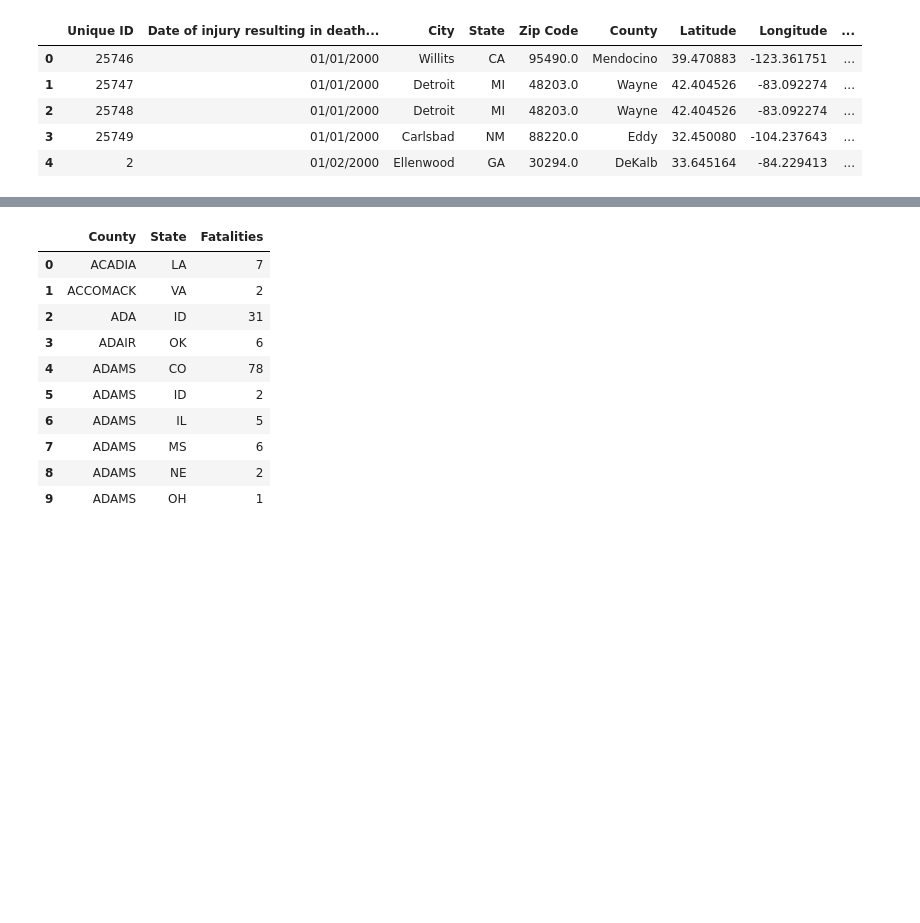
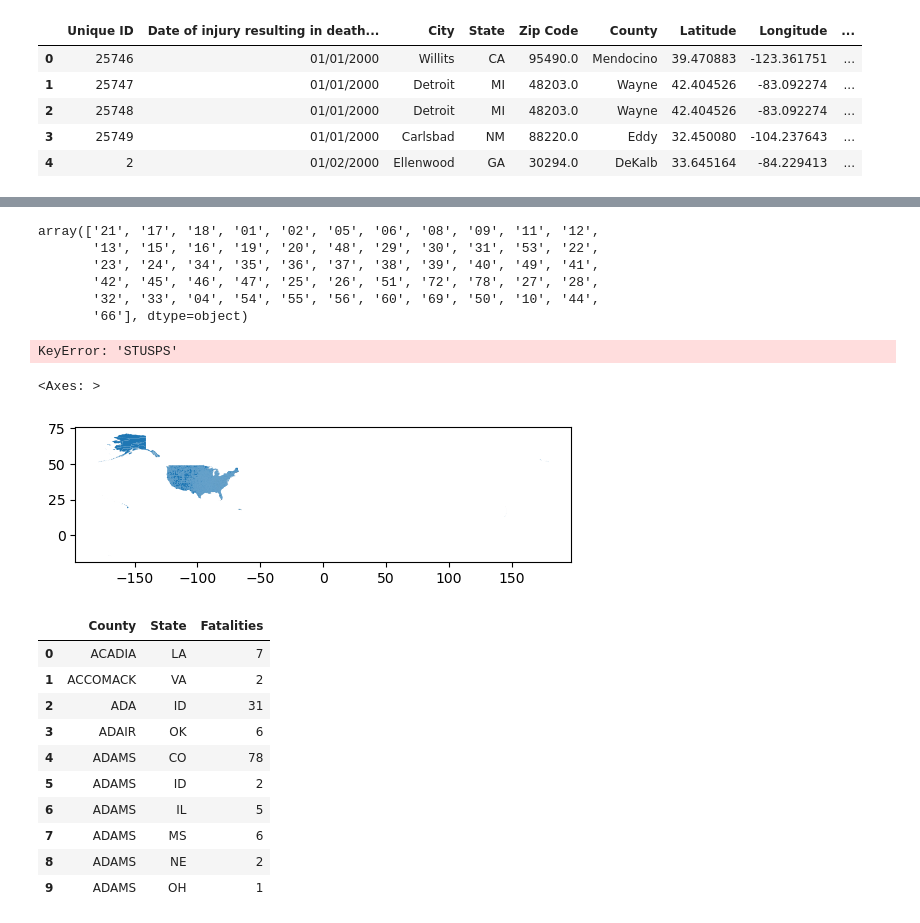
Before and after one commit to cat-mang/LESO_Analysis_Proj, a Jupyter notebook: notebooks/eda.ipynb, the cells around one changed output, grey strips where cells are left out. Cells and saved outputs as stored; diff of their text form; code cells hidden in the pictures; blank space fills up the shorter version.

```diff
--- a/notebooks/eda.ipynb
+++ b/notebooks/eda.ipynb
@@ -355,0 +384,27 @@ police_df['County'] = police_df['County'].str.replace(' COUNTY', '')
+# %%
+#Map of Counties in USA
+county_map = gpd.read_file('/Users/catherinefuller/galvanize/daimil10/projects/Final/LESO_Analysis_Proj/shapefiles/cb_2018_us_county_500k/cb_2018_us_county_500k.shp')
+# %%
+county_map = county_map.to_crs("EPSG:4326")
+# %%
+county_map['STATEFP'].unique()
+# %% [output]
+array(['21', '17', '18', '01', '02', '05', '06', '08', '09', '11', '12',
+       '13', '15', '16', '19', '20', '48', '29', '30', '31', '53', '22',
+       '23', '24', '34', '35', '36', '37', '38', '39', '40', '49', '41',
+       '42', '45', '46', '47', '25', '26', '51', '72', '78', '27', '28',
+       '32', '33', '04', '54', '55', '56', '60', '69', '50', '10', '44',
+       '66'], dtype=object)
+# %%
+non_continental = ['HI','VI','MP','GU','AK','AS','PR']
+us49 = county_map
+for n in non_continental:
+    us49 = us49[us49['STUSPS'] != n]
+# %% [output]
+KeyError: 'STUSPS'
+# %%
+fig, ax = plt.subplots()
+county_map.plot(ax=ax)
+# %% [output]
+<Axes: >
+[figure, added]
```
Also changed, not shown: parts of 4 cells of this notebook, 10 other files.
